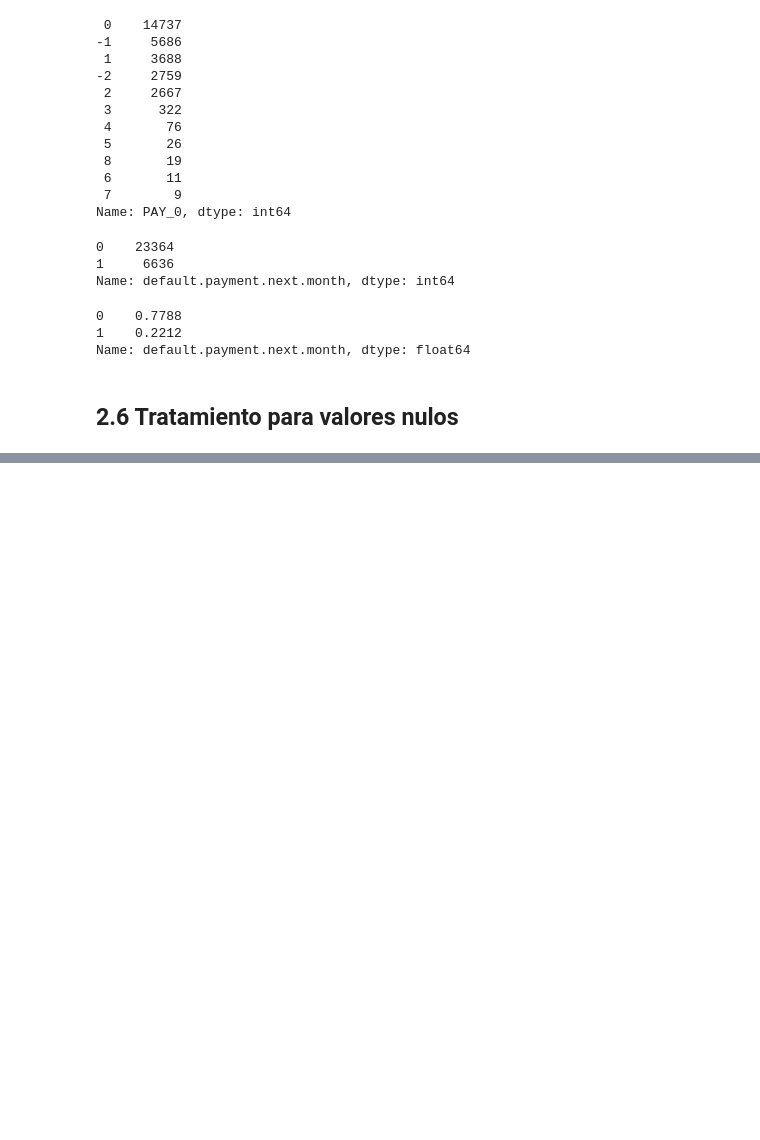
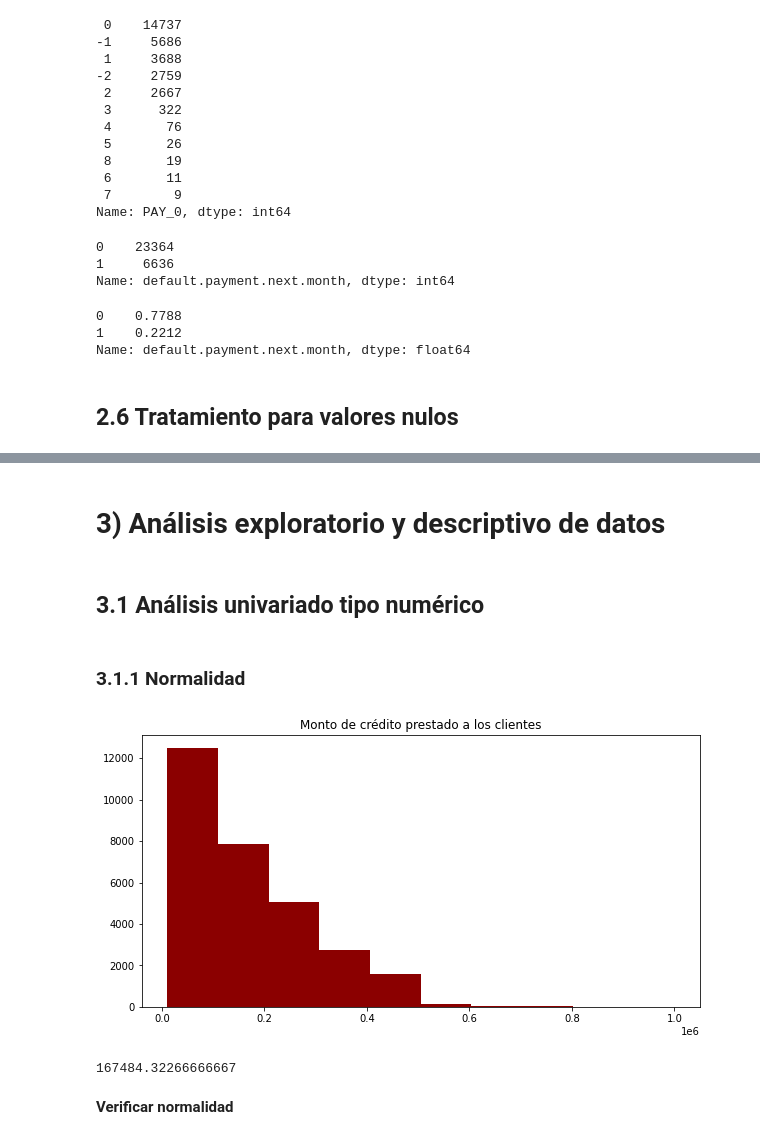
Before and after one commit to Wftorres29/ProyectoBanco, a Jupyter notebook: ProyectoBancowft.ipynb, the cells around one changed output, grey strips where cells are left out. Drawn from its saved outputs; the diff is of its cells as text; code cells hidden in the pictures; blank space fills up the shorter version.

```diff
--- a/ProyectoBancowft.ipynb
+++ b/ProyectoBancowft.ipynb
@@ -267,0 +274,3 @@ df.Mora=df.Mora.astype("category")
+# %%
+moda_EDUCATION=stats.mode(df.EDUCATION)
+print(moda_EDUCATION)
@@ -267,0 +283,2 @@ df.Mora=df.Mora.astype("category")
+# %%
+df.EDUCATION=df.EDUCATION.replace(np.nan,moda_EDUCATION[0][0])
@@ -267,0 +312,8 @@ df.Mora=df.Mora.astype("category")
+# %% [markdown]
+# **3) Análisis exploratorio y descriptivo de datos**
+# %% [markdown]
+## **3.1 Análisis univariado tipo numérico**
+# %%
+MontoCredito=df.LIMIT_BAL
+# %% [markdown]
+### **3.1.1 Normalidad**
@@ -267,0 +322,15 @@ df.Mora=df.Mora.astype("category")
+# %%
+## Histograma
+plt.figure(figsize=(10,5))
+plt.hist(MontoCredito, facecolor="darkred")
+plt.title("Monto de crédito prestado a los clientes")
+plt.show()
+# %% [output]
+[figure, added]
+# %%
+PromedioInicial=np.mean(MontoCredito)
+print(PromedioInicial)
+# %% [output]
+167484.32266666667
+# %% [markdown]
+**Verificar normalidad**
```
Also changed, not shown: parts of 21 cells of this notebook.
